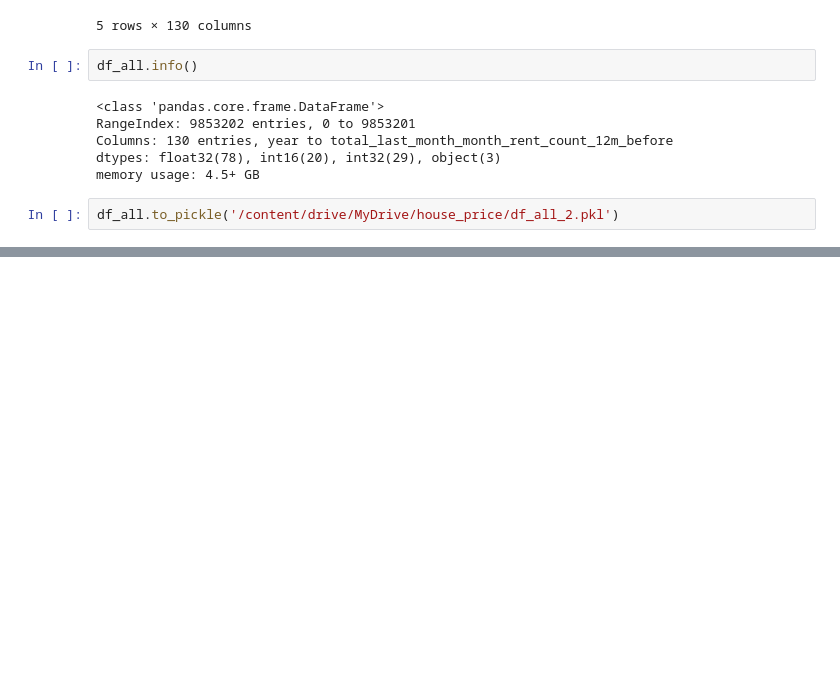
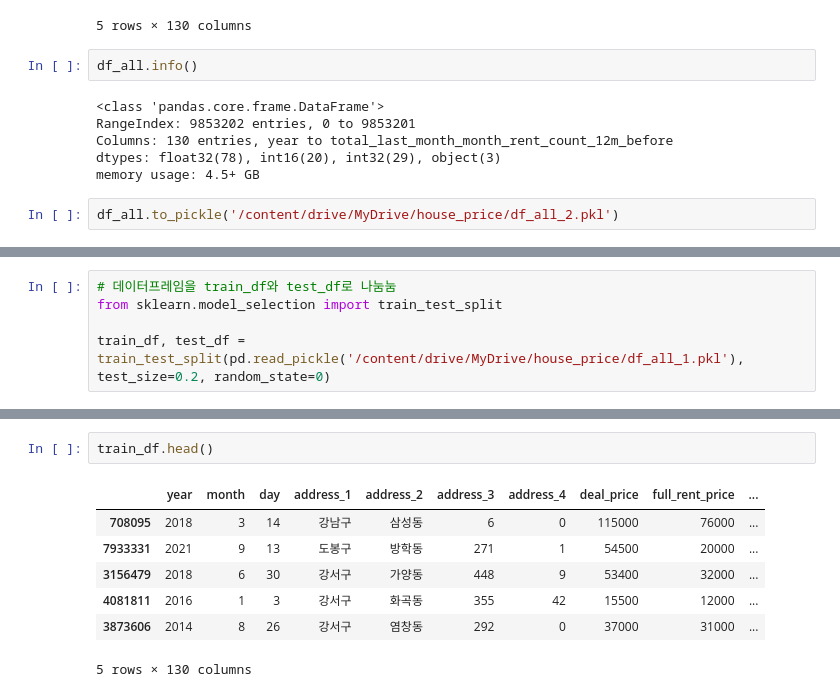
Before and after one commit to Ryong1998/house_price, a Jupyter notebook: handling_final_data4.ipynb, the cells around one changed output, grey strips where cells are left out. Saved outputs shown, nothing was run; the diff lists cells and outputs as text; blank space fills up the shorter version.

Commit message:
train test 데이터셋 생성 부분 추가

```diff
--- a/handling_final_data4.ipynb
+++ b/handling_final_data4.ipynb
@@ -1279,0 +1305,5 @@ df_all.to_pickle('/content/drive/MyDrive/house_price/df_all_2.pkl')
+# %%
+# 데이터프레임을 train_df와 test_df로 나눔눔
+from sklearn.model_selection import train_test_split
+
+train_df, test_df = train_test_split(pd.read_pickle('/content/drive/MyDrive/house_price/df_all_1.pkl'), test_size=0.2, random_state=0)
@@ -1279,0 +1318,10 @@ df_all.to_pickle('/content/drive/MyDrive/house_price/df_all_2.pkl')
+# %%
+train_df.head()
+# %% [output]
+|  | year | month | day | address_1 | address_2 | address_3 | address_4 | deal_price | full_rent_price | ... |
+| 708095 | 2018 | 3 | 14 | 강남구 | 삼성동 | 6 | 0 | 115000 | 76000 | ... |
+| 7933331 | 2021 | 9 | 13 | 도봉구 | 방학동 | 271 | 1 | 54500 | 20000 | ... |
+| 3156479 | 2018 | 6 | 30 | 강서구 | 가양동 | 448 | 9 | 53400 | 32000 | ... |
+| 4081811 | 2016 | 1 | 3 | 강서구 | 화곡동 | 355 | 42 | 15500 | 12000 | ... |
+| 3873606 | 2014 | 8 | 26 | 강서구 | 염창동 | 292 | 0 | 37000 | 31000 | ... |
+5 rows × 130 columns
```
Also changed, not shown: parts of 16 cells of this notebook.
